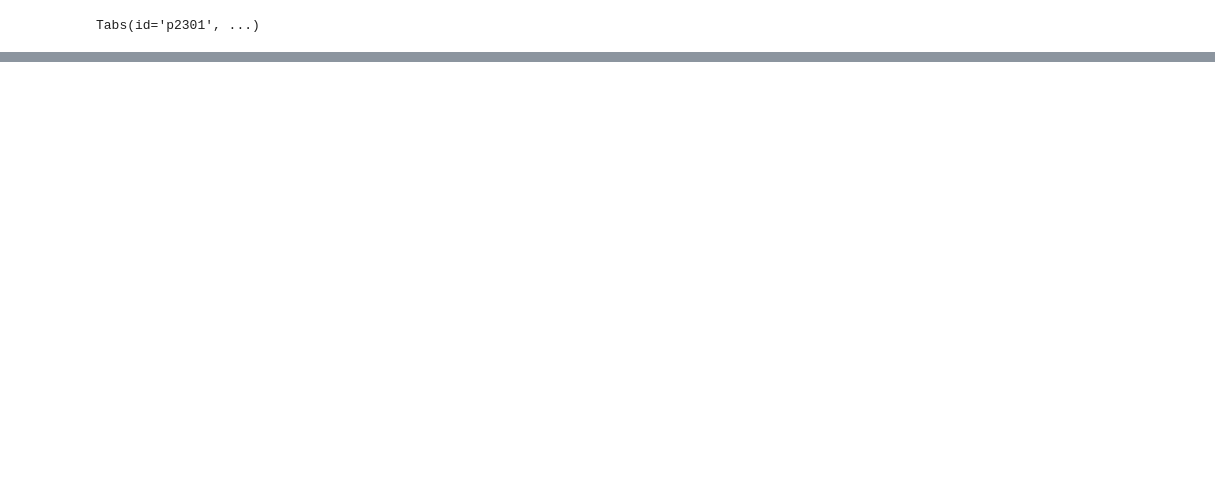
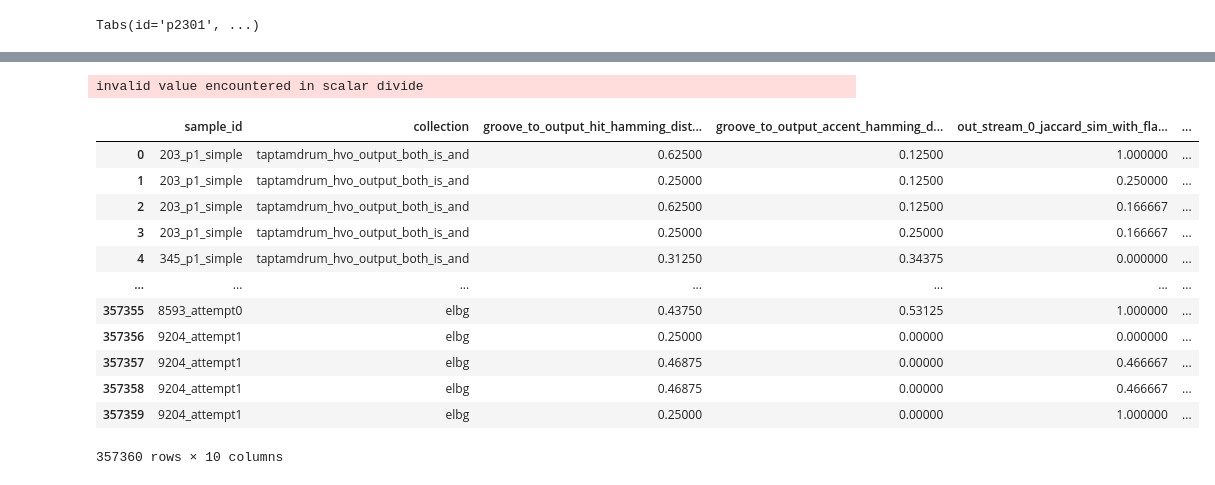
Before and after one commit to justinbosma/TripleStreams, a Jupyter notebook: Dataloader.ipynb, the cells around one changed output, grey strips where cells are left out. Saved outputs shown, nothing was run; the diff lists cells and outputs as text; code cells hidden in the pictures; blank space fills up the shorter version.

```diff
--- a/Dataloader.ipynb
+++ b/Dataloader.ipynb
@@ -325 +356,41 @@ extract_features_from_sets(hvo_samples[0], groove_dim=0)
+# %%
+# Extract control features for all samples
+control_features = {
+    "sample_id": [],
+    "collection": [],
+}
+import tqdm
+
+for hvo_sample in tqdm.tqdm(split_n_bar_phrases):
+    for groove_dim in range(4): #<--- change to 1 if you don't want to use all streams as a groove (TODO: Change and generate different plots)
+        control_features["sample_id"].append(hvo_sample.metadata['sample_id'])
+        control_features["collection"].append(hvo_sample.metadata['collection'])
+
+        features = extract_features_from_sets(hvo_sample, groove_dim)
+        for key, value in features.items():
+            if key not in control_features:
+                control_features[key] = []
+            control_features[key].append(value)
+
+
+
+# Convert to DataFrame
+import pandas as pd
+control_features_df = pd.DataFrame(control_features)
+control_features_df
+# %% [output]
+invalid value encountered in scalar divide
+|  | sample_id | collection | groove_to_output_hit_hamming_dist... | groove_to_output_accent_hamming_d... | out_stream_0_jaccard_sim_with_fla... | ... |
+| 0 | 203_p1_simple | taptamdrum_hvo_output_both_is_and | 0.62500 | 0.12500 | 1.000000 | ... |
+| 1 | 203_p1_simple | taptamdrum_hvo_output_both_is_and | 0.25000 | 0.12500 | 0.250000 | ... |
+| 2 | 203_p1_simple | taptamdrum_hvo_output_both_is_and | 0.62500 | 0.12500 | 0.166667 | ... |
+| 3 | 203_p1_simple | taptamdrum_hvo_output_both_is_and | 0.25000 | 0.25000 | 0.166667 | ... |
+| 4 | 345_p1_simple | taptamdrum_hvo_output_both_is_and | 0.31250 | 0.34375 | 0.000000 | ... |
+| ... | ... | ... | ... | ... | ... | ... |
+| 357355 | 8593_attempt0 | elbg | 0.43750 | 0.53125 | 1.000000 | ... |
+| 357356 | 9204_attempt1 | elbg | 0.25000 | 0.00000 | 0.000000 | ... |
+| 357357 | 9204_attempt1 | elbg | 0.46875 | 0.00000 | 0.466667 | ... |
+| 357358 | 9204_attempt1 | elbg | 0.46875 | 0.00000 | 0.466667 | ... |
+| 357359 | 9204_attempt1 | elbg | 0.25000 | 0.00000 | 1.000000 | ... |
+357360 rows × 10 columns
 # %%
```
Also changed, not shown: parts of 9 cells of this notebook.
